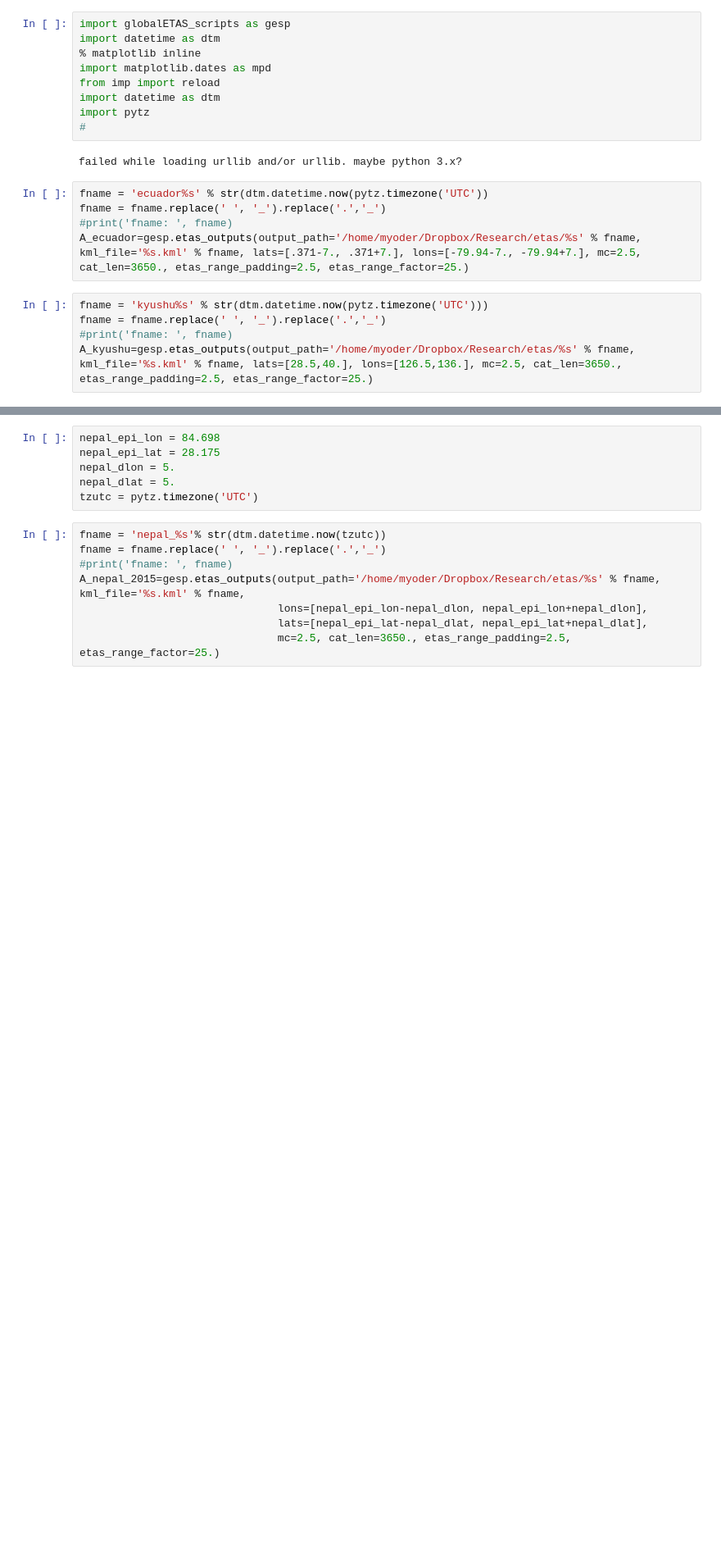
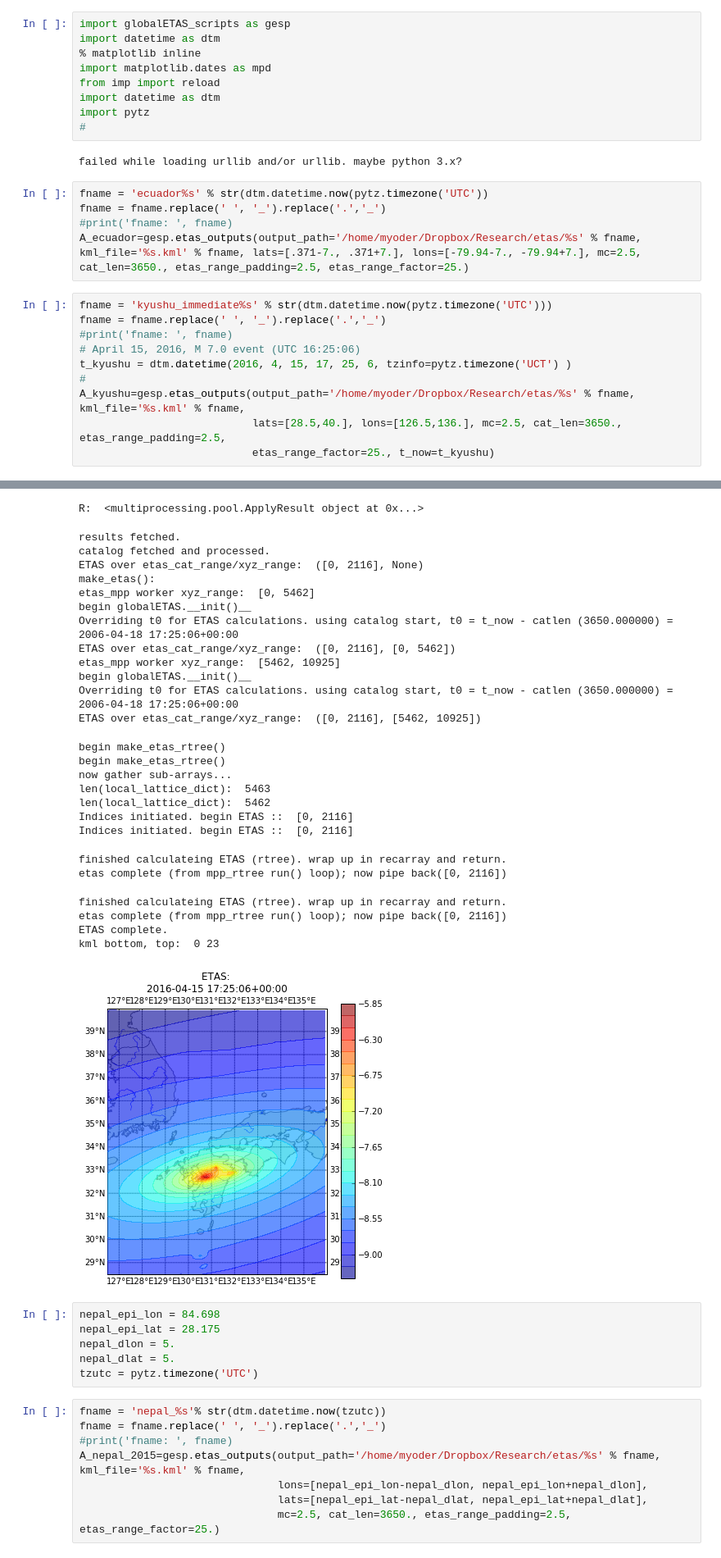
Before and after one commit to markyoder/globalETAS, a Jupyter notebook: 'etas_ecuador.py'.ipynb, the cells around one changed output, grey strips where cells are left out. Shown at 82% size. Cells and saved outputs as stored; diff of their text form; blank space fills up the shorter version.

```diff
--- a/'etas_ecuador.py'.ipynb
+++ b/'etas_ecuador.py'.ipynb
@@ -20,7 +20,13 @@ fname = fname.replace(' ', '_').replace('.','_')
 #print('fname: ', fname)
 A_ecuador=gesp.etas_outputs(output_path='/home/myoder/Dropbox/Research/etas/%s' % fname, kml_file='%s.kml' % fname, lats=[.371-7., .371+7.], lons=[-79.94-7., -79.94+7.], mc=2.5, cat_len=3650., etas_range_padding=2.5, etas_range_factor=25.)
 # %%
-fname = 'kyushu%s' % str(dtm.datetime.now(pytz.timezone('UTC')))
+fname = 'kyushu_immediate%s' % str(dtm.datetime.now(pytz.timezone('UTC')))
 fname = fname.replace(' ', '_').replace('.','_')
 #print('fname: ', fname)
-A_kyushu=gesp.etas_outputs(output_path='/home/myoder/Dropbox/Research/etas/%s' % fname, kml_file='%s.kml' % fname, lats=[28.5,40.], lons=[126.5,136.], mc=2.5, cat_len=3650., etas_range_padding=2.5, etas_range_factor=25.)
+# April 15, 2016, M 7.0 event (UTC 16:25:06)
+t_kyushu = dtm.datetime(2016, 4, 15, 17, 25, 6, tzinfo=pytz.timezone('UCT') )
+#
+A_kyushu=gesp.etas_outputs(output_path='/home/myoder/Dropbox/Research/etas/%s' % fname, kml_file='%s.kml' % fname,
+                           lats=[28.5,40.], lons=[126.5,136.], mc=2.5, cat_len=3650., etas_range_padding=2.5,
+                           etas_range_factor=25., t_now=t_kyushu)
+# %% [output]
@@ -27,3 +40,30 @@ A_kyushu=gesp.etas_outputs(output_path='/home/myoder/Dropbox/Research/etas/%s' %
+R:  <multiprocessing.pool.ApplyResult object at 0x...>
+results fetched.
+catalog fetched and processed.
+ETAS over etas_cat_range/xyz_range:  ([0, 2116], None)
+make_etas():
+etas_mpp worker xyz_range:  [0, 5462]
+begin globalETAS.__init()__
+Overriding t0 for ETAS calculations. using catalog start, t0 = t_now - catlen (3650.000000) = 2006-04-18 17:25:06+00:00
+ETAS over etas_cat_range/xyz_range:  ([0, 2116], [0, 5462])
+etas_mpp worker xyz_range:  [5462, 10925]
+begin globalETAS.__init()__
+Overriding t0 for ETAS calculations. using catalog start, t0 = t_now - catlen (3650.000000) = 2006-04-18 17:25:06+00:00
+ETAS over etas_cat_range/xyz_range:  ([0, 2116], [5462, 10925])
+begin make_etas_rtree()
+begin make_etas_rtree()
+now gather sub-arrays...
+len(local_lattice_dict):  5463
+len(local_lattice_dict):  5462
+Indices initiated. begin ETAS ::  [0, 2116]
+Indices initiated. begin ETAS ::  [0, 2116]
+finished calculateing ETAS (rtree). wrap up in recarray and return.
+etas complete (from mpp_rtree run() loop); now pipe back([0, 2116])
+finished calculateing ETAS (rtree). wrap up in recarray and return.
+etas complete (from mpp_rtree run() loop); now pipe back([0, 2116])
+ETAS complete.
+kml bottom, top:  0 23
+[figure, added]
 # %%
 nepal_epi_lon = 84.698
 nepal_epi_lat = 28.175
```
Also changed, not shown: parts of 4 cells of this notebook, 4 other files.
